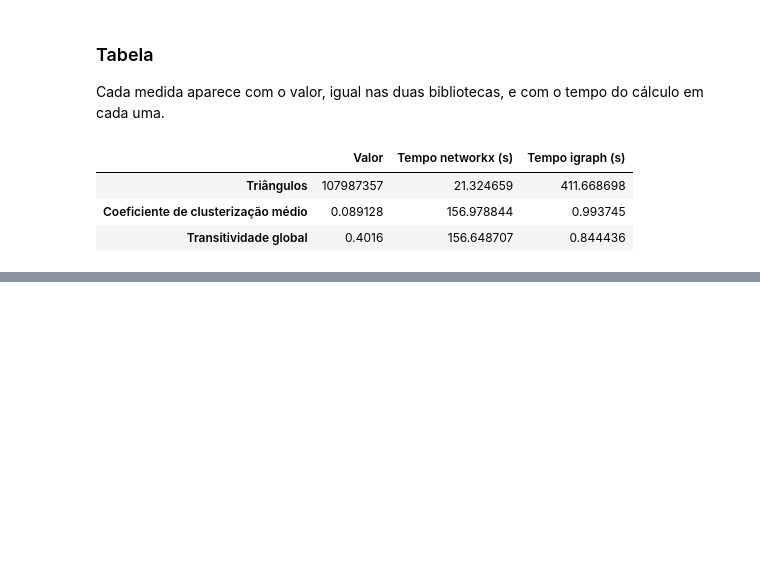
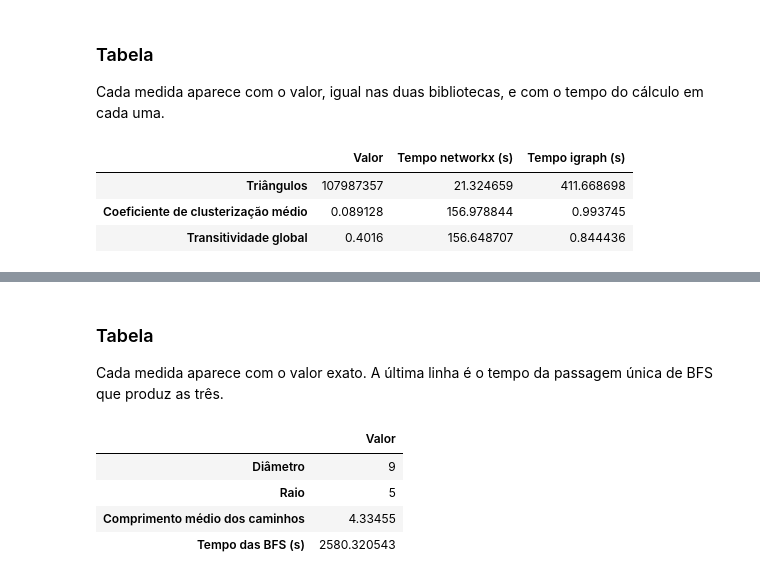
Before and after one commit to Augustocfq/snap-flickr-MATA53, a Jupyter notebook: main.ipynb, the cells around one changed output, grey strips where cells are left out. Drawn from its saved outputs; the diff is of its cells as text; code cells hidden in the pictures; blank space fills up the shorter version.

```diff
--- a/main.ipynb
+++ b/main.ipynb
@@ -385,0 +405,12 @@ clustering_table
+# %%
+def compute_timed_distances() -> tuple[tuple[np.ndarray, np.ndarray], float]:
+    start = time.perf_counter()
+    distances = compute_eccentricities_and_distance_sums(largest_component)
+    return distances, time.perf_counter() - start
+
+
+largest_component = ig.Graph(edges=read_edge_list(DATA_PROCESSED / "flickr_lcc.edgelist.gz"))
+n = largest_component.vcount()
+(eccentricities, distance_sums), distance_time = cached(
+    "excentricidades_somas_distancias_lcc", compute_timed_distances
+)
@@ -385,0 +421,26 @@ clustering_table
+# %%
+diameter = int(eccentricities.max())
+radius = int(eccentricities.min())
+average_path_length = distance_sums.sum() / (n * (n - 1))
+
+assert diameter / 2 <= radius <= diameter, "o raio não está entre metade do diâmetro e o diâmetro"
+# %% [markdown]
+### Tabela
+
+Cada medida aparece com o valor exato. A última linha é o tempo da passagem única de BFS que produz as três.
+# %%
+distance_table = pd.DataFrame(
+    {"Valor": [diameter, radius, average_path_length, distance_time]},
+    index=["Diâmetro", "Raio", "Comprimento médio dos caminhos", "Tempo das BFS (s)"],
+    dtype=object,
+)
+distance_table.style.format(thousands=".", decimal=",", precision=4).to_latex(
+    TABLES_DIR / "distancias.tex", hrules=True, column_format="lr"
+)
+distance_table
+# %% [output]
+|  | Valor |
+| Diâmetro | 9 |
+| Raio | 5 |
+| Comprimento médio dos caminhos | 4.33455 |
+| Tempo das BFS (s) | 2580.320543 |
```
Also changed, not shown: parts of 4 cells of this notebook, 5 other files.
